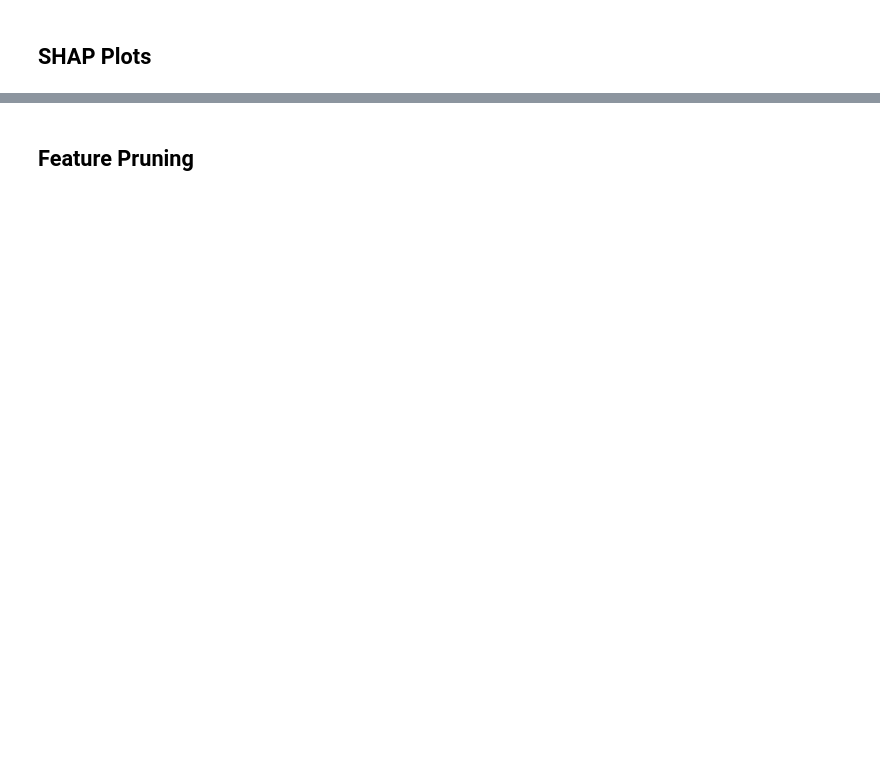
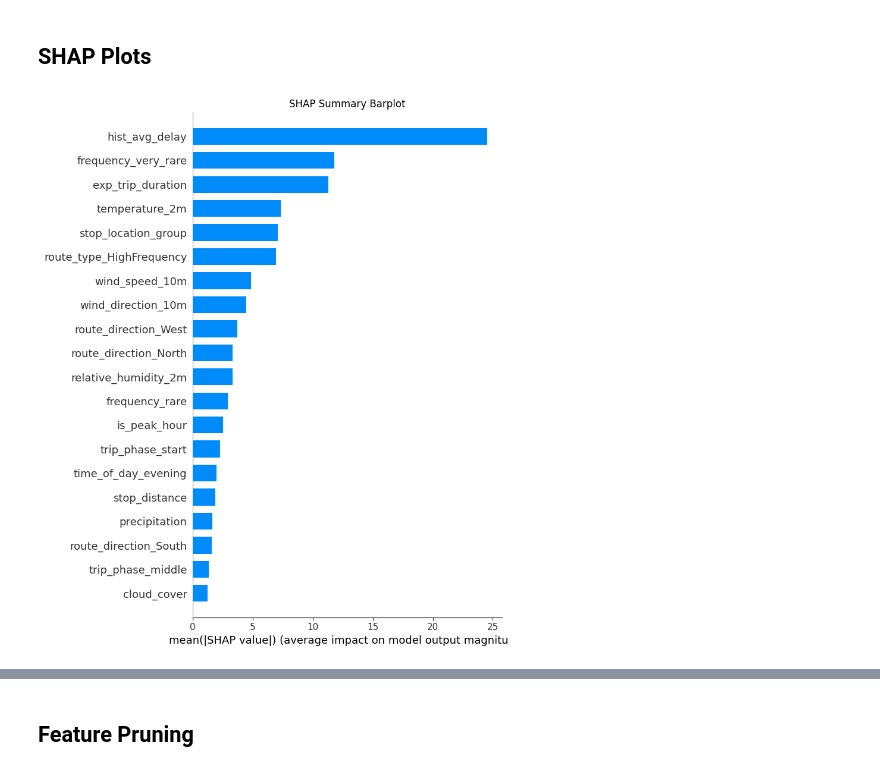
Before and after one commit to nadpierre/stm-transit-delay-prediction, a Jupyter notebook: notebooks/data_modeling.ipynb, the cells around one changed output, grey strips where cells are left out. Cells and saved outputs as stored; diff of their text form; code cells hidden in the pictures; blank space fills up the shorter version.

```diff
--- a/notebooks/data_modeling.ipynb
+++ b/notebooks/data_modeling.ipynb
@@ -485,2 +688,17 @@ feature_importances
 # %% [markdown]
 ## SHAP Plots
+# %%
+# Initialize SHAP
+sample_size = 200
+X_val_sample = X_val.sample(n=sample_size, random_state=42) # sample validation set to prevent memory overload
+explainer = shap.TreeExplainer(best_model)
+shap_values = explainer.shap_values(X_val_sample)
+# %%
+# Summary barplot
+shap.summary_plot(shap_values, X_val_sample, plot_type='bar', show=False)
+plt.title('SHAP Summary Barplot')
+plt.tight_layout()
+plt.savefig(f'../images/shap_barplot_cat_reg_tuned.png', bbox_inches='tight')
+plt.show()
+# %% [output]
+[figure, added]
```
Also changed, not shown: parts of 31 cells of this notebook, 9 other files.
